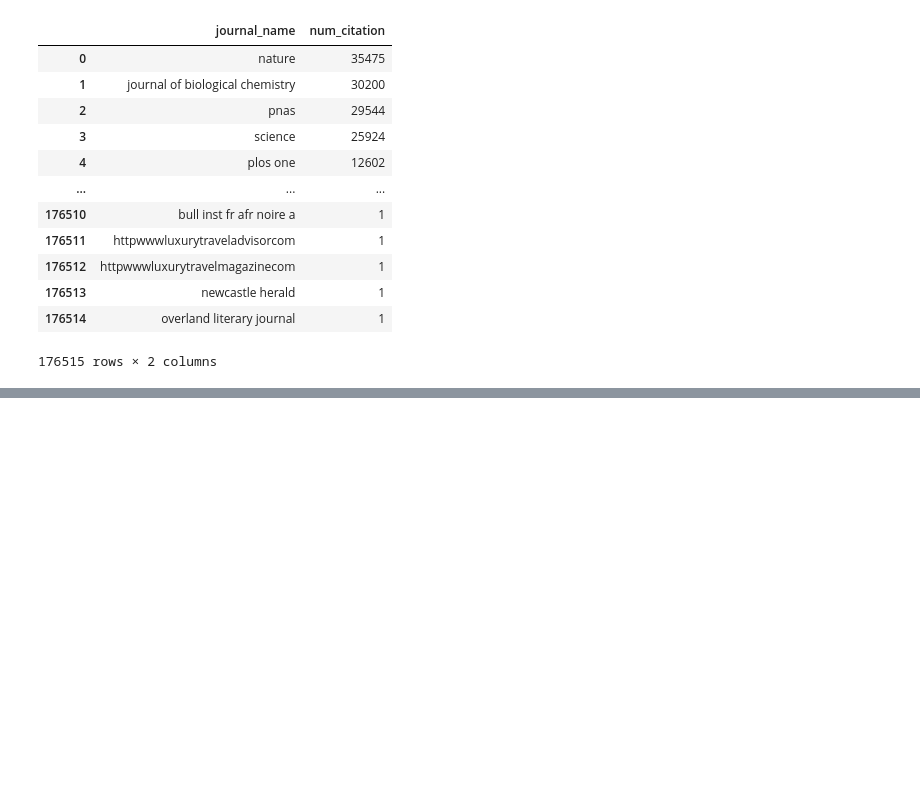
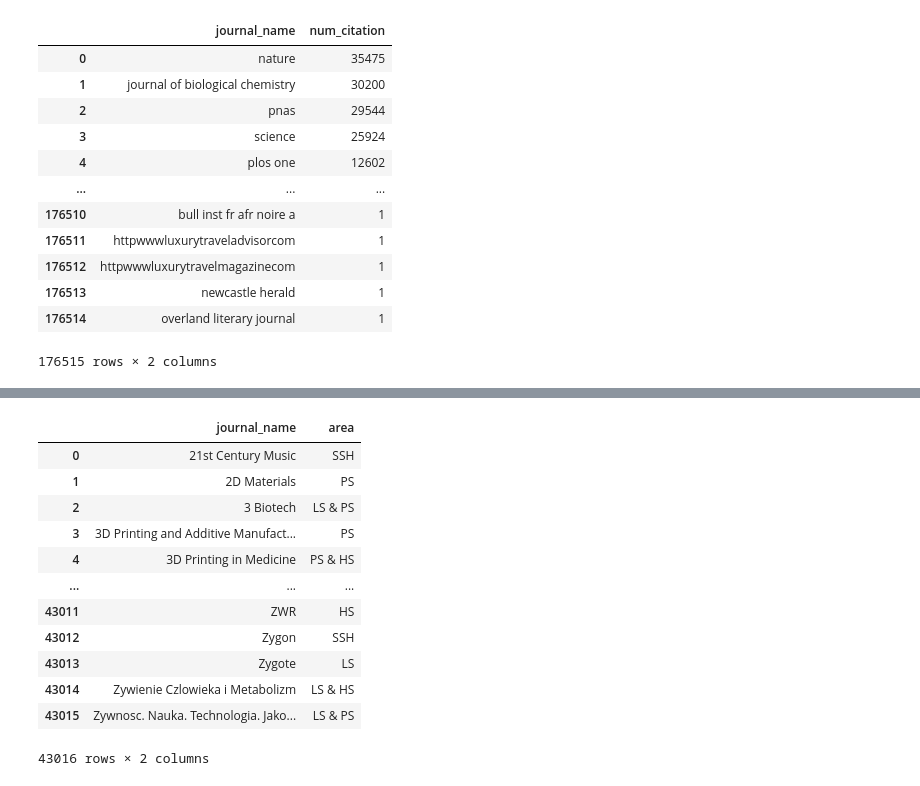
Before and after one commit to stepkurniawan/network-analysis-wikipedia-journals, a Jupyter notebook: codes/2_Data_preparation.ipynb, the cells around one changed output, grey strips where cells are left out. Saved outputs shown, nothing was run; the diff lists cells and outputs as text; code cells hidden in the pictures; blank space fills up the shorter version.

```diff
--- a/codes/2_Data_preparation.ipynb
+++ b/codes/2_Data_preparation.ipynb
@@ -357 +351,18 @@ num_citation     794
 dtype: int64
+# %%
+areas = pd.read_csv('C:\\Users\\Beka\\Documents\\GitHub\\network-analysis-wikipedia-journals\\files2\\areas.csv', delimiter=";")
+areas
+# %% [output]
+|  | journal_name | area |
+| 0 | 21st Century Music | SSH |
+| 1 | 2D Materials | PS |
+| 2 | 3 Biotech | LS & PS |
+| 3 | 3D Printing and Additive Manufact... | PS |
+| 4 | 3D Printing in Medicine | PS & HS |
+| ... | ... | ... |
+| 43011 | ZWR | HS |
+| 43012 | Zygon | SSH |
+| 43013 | Zygote | LS |
+| 43014 | Zywienie Czlowieka i Metabolizm | LS & HS |
+| 43015 | Zywnosc. Nauka. Technologia. Jako... | LS & PS |
+43016 rows × 2 columns
```
Also changed, not shown: parts of 10 cells of this notebook, 2 other files.
